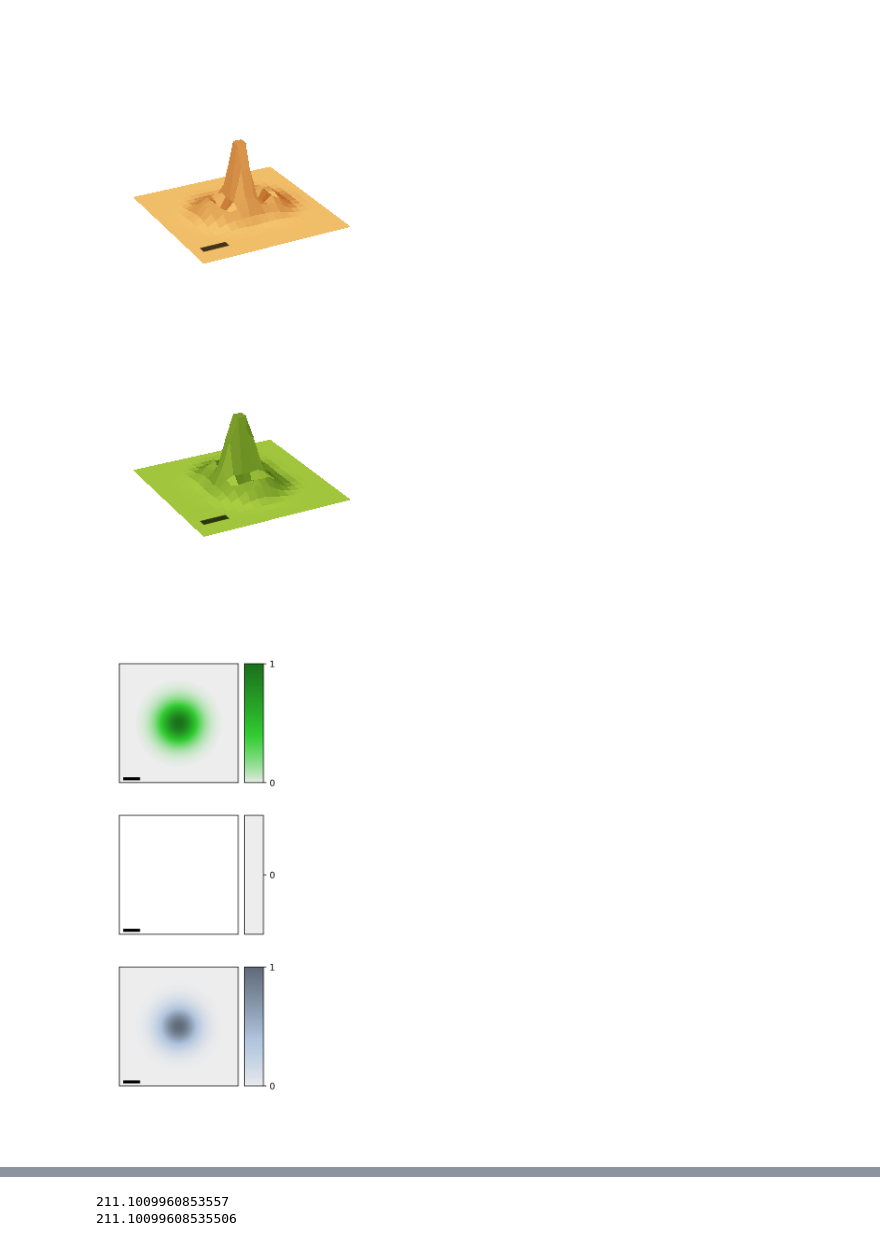
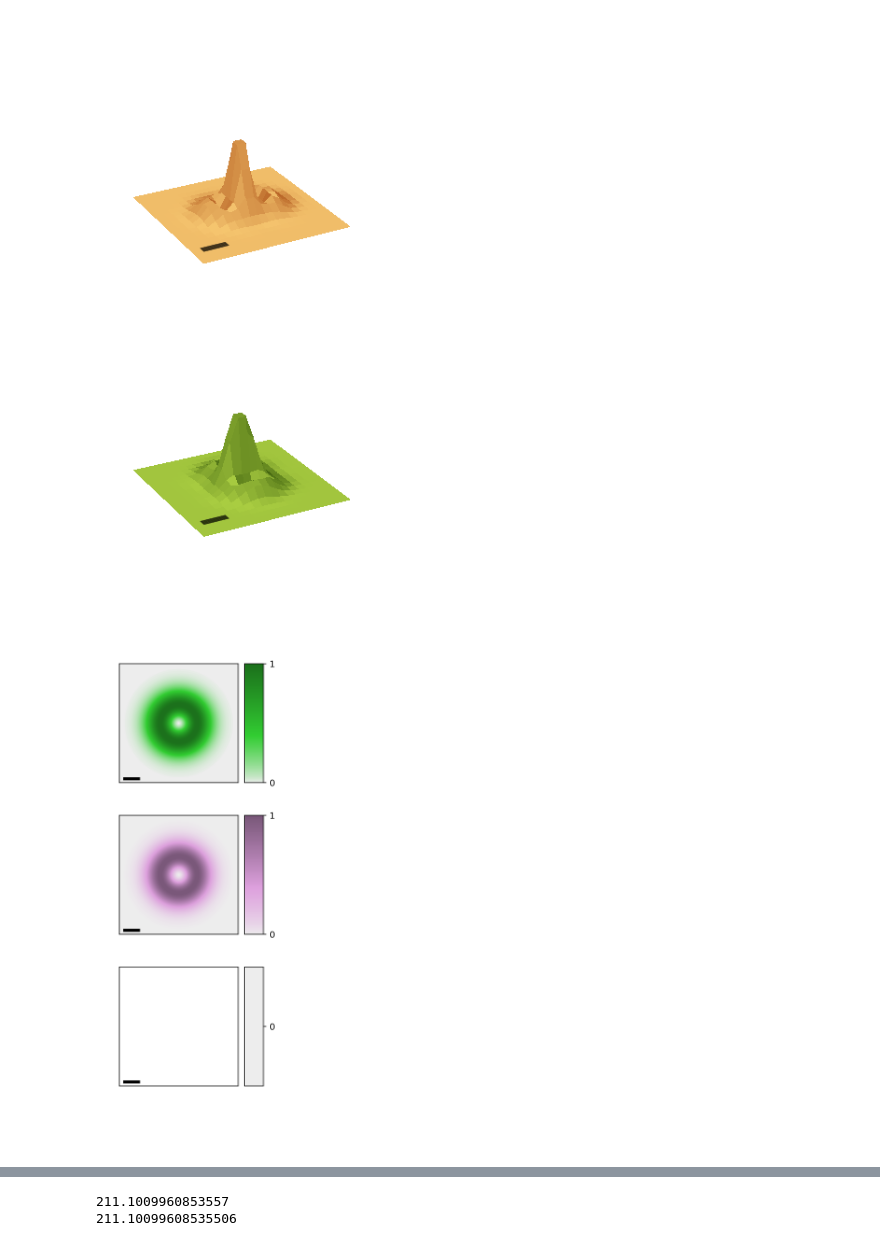
Before and after one commit to Liubroke13/Main_code, a Jupyter notebook: exciton_wavepacket/exciton_wavepacket.ipynb, the cells around one changed output, grey strips where cells are left out. Saved outputs shown, nothing was run; the diff lists cells and outputs as text; code cells hidden in the pictures.

```diff
--- a/exciton_wavepacket/exciton_wavepacket.ipynb
+++ b/exciton_wavepacket/exciton_wavepacket.ipynb
@@ -377,8 +377,8 @@ def fs2(ex, sigma, l, R, phiR):
     return sim
 # %%
 # betalpha = np.array([[0, 0], [np.pi, 0], [np.pi/2, 0], [np.pi/2, np.pi]])
-sigma = -1
-l = 0
+sigma = 1
+l = 1
 p = 0
 fig, ax = plt.subplots(3, 1, figsize=(3*1, 3*3), constrained_layout=False, dpi=500)
 
@@ -463,34 +463,34 @@ for idx in range(3):
 
 
 # for ex in range(3):
     # ax[ex].quiver(max(qx)-1.1, min(qy)+0.3, 0, 0.8, scale=7, width=0.01, color='k', zorder=2)
     # ax[ex].quiver(max(qx)-1.1, min(qy)+0.3, 0.8, 0, scale=7, width=0.01, color='k', zorder=2)
     # ax[ex].text(max(qx)-1.35,  min(qy)+0.9,  '$Q_y$', fontsize=16, color='k')
     # ax[ex].text(max(qx)-0.6,   min(qy)+0.2,  '$Q_x$', fontsize=16, color='k')
     # ax[ex].text(min(qx)+0.1,   min(qy)+0.35, '$0.1 Q_c$', fontsize=16, color='k')
 
 
 # =====================================================================
 # --- DEDICATED THICKNESS CONTROL SECTION (axes_grid1 Approach) ---
 # =====================================================================
 from mpl_toolkits.axes_grid1 import make_axes_locatable
 
 # Change this percentage to make the colorbars dedicatedly wider or narrower!
 # Try "6%", "8%", "10%", etc. It won't shrink your square plots anymore.
 cbar_thickness = "16%"
 
 for idx in range(3):
     divider = make_axes_locatable(ax[idx])
     # Append an explicit axis container on the right side of your plot
     cax = divider.append_axes("right", size=cbar_thickness, pad=0.1)
 
     fig.colorbar(globals()['CS'+str(idx)], cax=cax, format="{x:.0f}", ticks=np.linspace(0, 1, 2))
 
 
 # Because axes_grid1 locks layout spaces, we widen the right margin layout edge
 # from 0.90 to 0.85 to make sure the colorbars fit beautifully
 # %% [output]
-[figure, old version]
+[figure, new version]
 # %%
 # betalpha = np.array([[0, 0], [np.pi, 0], [np.pi/2, 0], [np.pi/2, np.pi]])
 sigma=1
```
Also changed, not shown: parts of 1 cell of this notebook, 21 other files.
